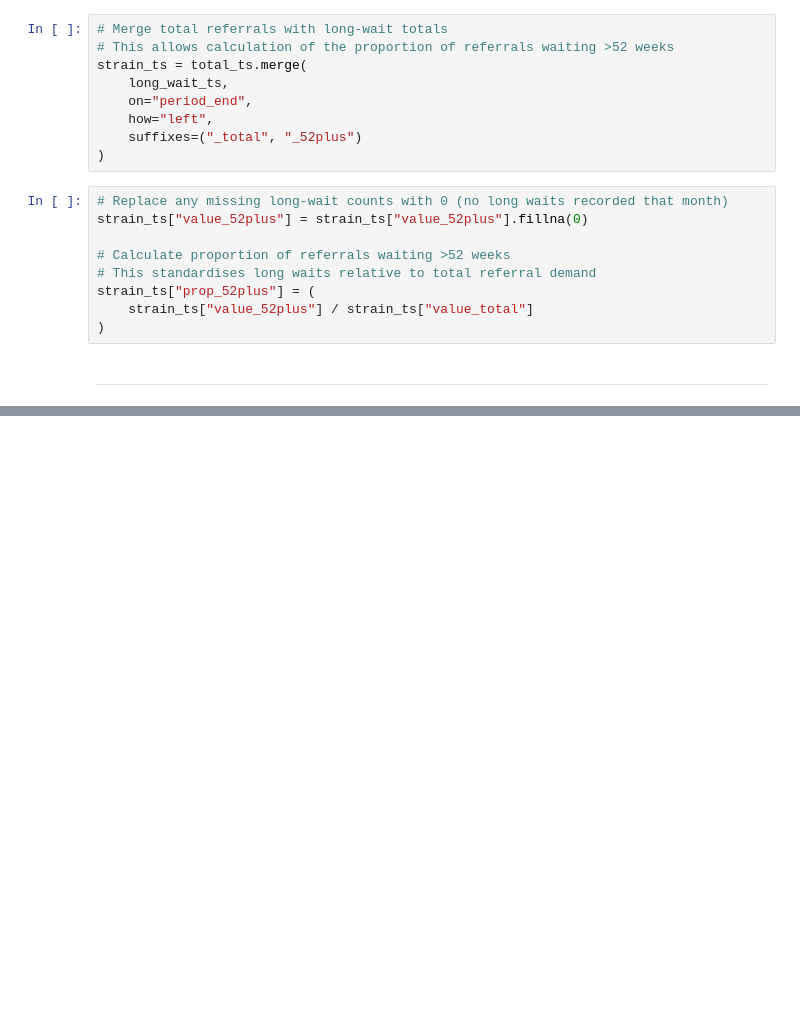
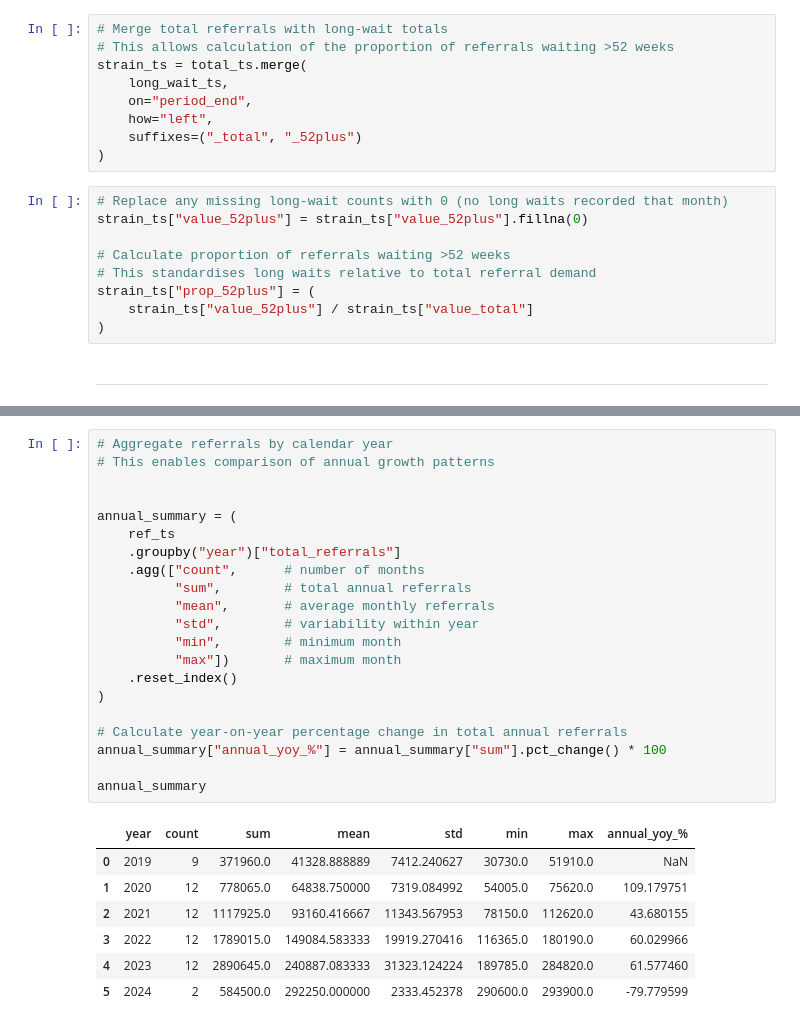
Before and after one commit to szm2701/adhd-demand-forecast-england, a Jupyter notebook: jupyter_notebooks/adhd_demand_analysis_and_forecasting.ipynb, the cells around one changed output, grey strips where cells are left out. Saved outputs shown, nothing was run; the diff lists cells and outputs as text; blank space fills up the shorter version.

```diff
--- a/jupyter_notebooks/adhd_demand_analysis_and_forecasting.ipynb
+++ b/jupyter_notebooks/adhd_demand_analysis_and_forecasting.ipynb
@@ -348,0 +476,29 @@ strain_ts["prop_52plus"] = (
+# %%
+# Aggregate referrals by calendar year
+# This enables comparison of annual growth patterns
+
+
+annual_summary = (
+    ref_ts
+    .groupby("year")["total_referrals"]
+    .agg(["count",      # number of months
+          "sum",        # total annual referrals
+          "mean",       # average monthly referrals
+          "std",        # variability within year
+          "min",        # minimum month
+          "max"])       # maximum month
+    .reset_index()
+)
+
+# Calculate year-on-year percentage change in total annual referrals
+annual_summary["annual_yoy_%"] = annual_summary["sum"].pct_change() * 100
+
+annual_summary
+# %% [output]
+|  | year | count | sum | mean | std | min | max | annual_yoy_% |
+| 0 | 2019 | 9 | 371960.0 | 41328.888889 | 7412.240627 | 30730.0 | 51910.0 | NaN |
+| 1 | 2020 | 12 | 778065.0 | 64838.750000 | 7319.084992 | 54005.0 | 75620.0 | 109.179751 |
+| 2 | 2021 | 12 | 1117925.0 | 93160.416667 | 11343.567953 | 78150.0 | 112620.0 | 43.680155 |
+| 3 | 2022 | 12 | 1789015.0 | 149084.583333 | 19919.270416 | 116365.0 | 180190.0 | 60.029966 |
+| 4 | 2023 | 12 | 2890645.0 | 240887.083333 | 31323.124224 | 189785.0 | 284820.0 | 61.577460 |
+| 5 | 2024 | 2 | 584500.0 | 292250.000000 | 2333.452378 | 290600.0 | 293900.0 | -79.779599 |
```
Also changed, not shown: parts of 22 cells of this notebook.
